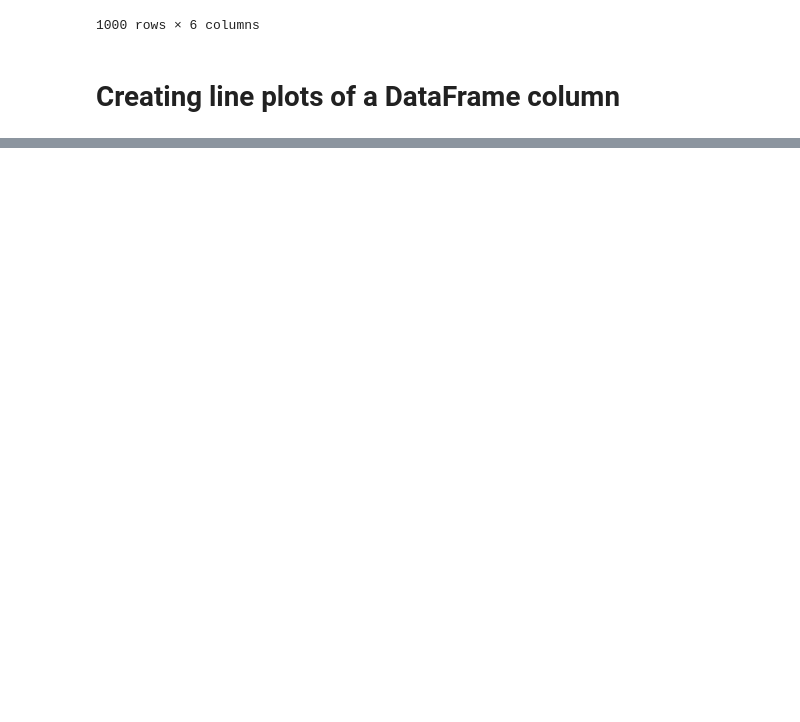
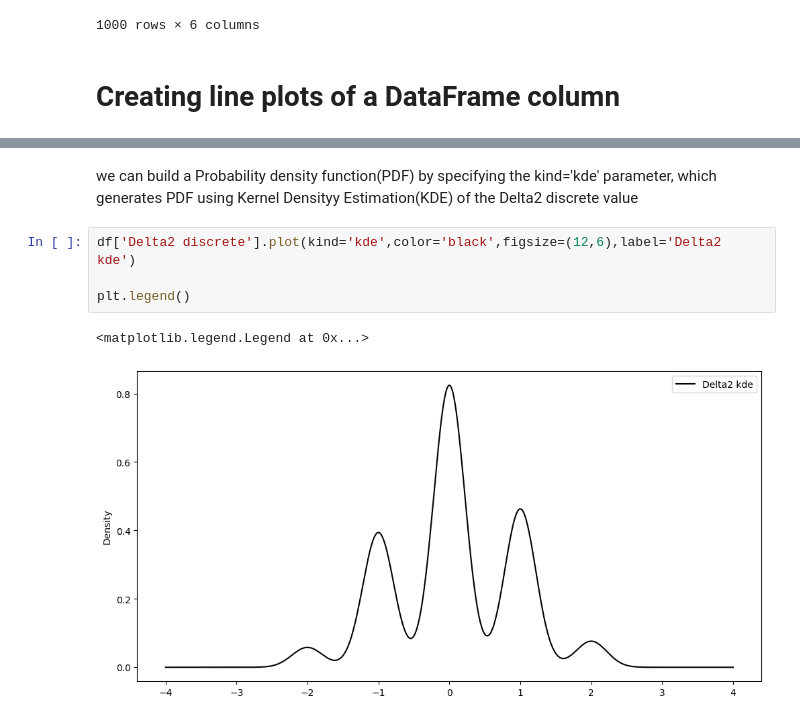
Before and after one commit to Jeffery77/Algo-Trading-Basics, a Jupyter notebook: chapter5/dataVIsualization.ipynb, the cells around one changed output, grey strips where cells are left out. Saved outputs shown, nothing was run; the diff lists cells and outputs as text; blank space fills up the shorter version.

```diff
--- a/chapter5/dataVIsualization.ipynb
+++ b/chapter5/dataVIsualization.ipynb
@@ -242,0 +272,10 @@ df.plot(y='Cont value',kind='line',color='black',linestyle='-',figsize=(12,6))
+# %% [markdown]
+we can build a Probability density function(PDF) by specifying the kind='kde' parameter,
+which generates PDF using Kernel Densityy Estimation(KDE) of the Delta2 discrete value
+# %%
+df['Delta2 discrete'].plot(kind='kde',color='black',figsize=(12,6),label='Delta2 kde')
+
+plt.legend()
+# %% [output]
+<matplotlib.legend.Legend at 0x...>
+[figure, added]
```
Also changed, not shown: parts of 19 cells of this notebook.
